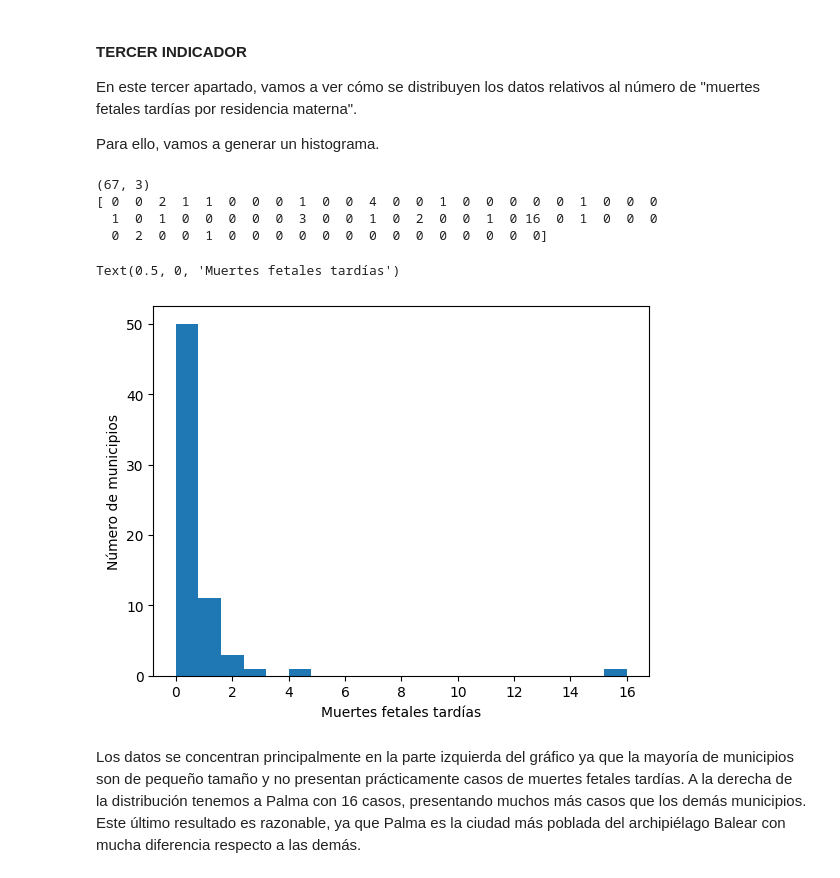
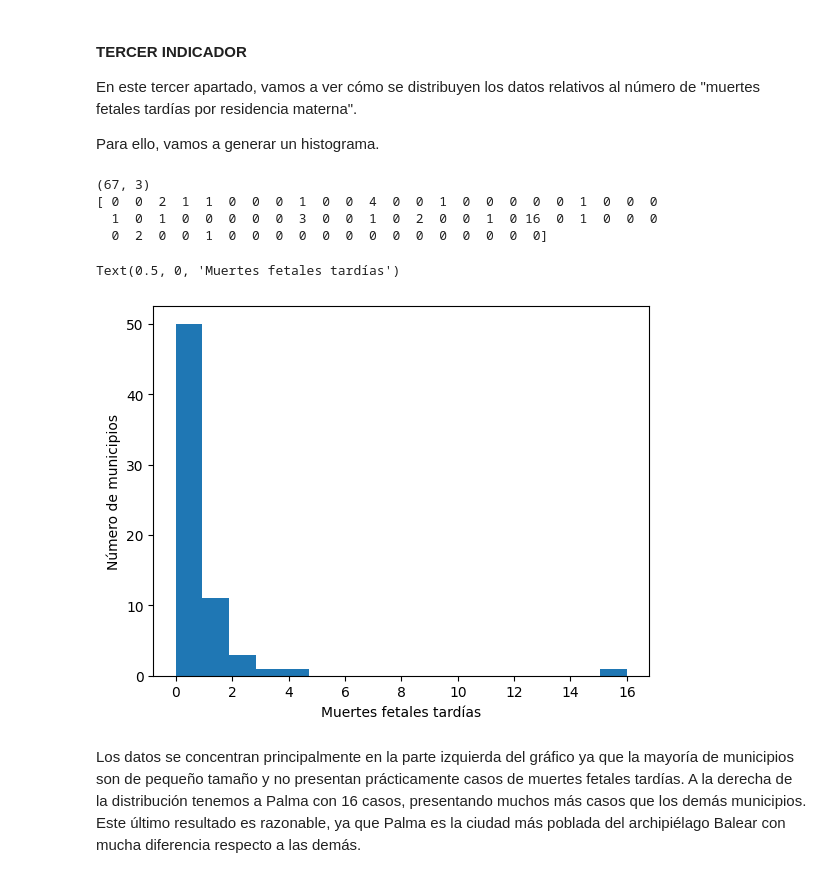
Before and after one commit to anaranjo1/PracticaNumpy, a Jupyter notebook: NotebookA.ipynb, the cells around one changed output. Drawn from its saved outputs; the diff is of its cells as text; code cells hidden in the pictures.

```diff
--- a/NotebookA.ipynb
+++ b/NotebookA.ipynb
@@ -137,33 +137,33 @@ Para ello, vamos a generar un histograma.
 # %%
 #importamos la librería matplotlib para poder realizar gráficos
 import matplotlib.pyplot as plt
 
 #filtraremos la segunda columna con el string "muertes fetales tardías por residencia materna"
 filtro3 = np.asarray(['muertes fetales tardías por residencia materna'])
 #la función "np.in1d" permite comprobar si un elemento de un array está presente en otro.
 arrayfiltrado3 = datos[np.in1d(datos[:, 1], filtro3)]
 
 print(arrayfiltrado3.shape) #comprobamos la estructura o forma
 arrayfiltrado3 = np.core.defchararray.replace(arrayfiltrado3, '.', '') #cambiamos los posibles separadores de millares (".") por un carácter vacío.
 
 #Debemos eliminar las dos primeras columnas y pasar el array de numpy a tipo "int".
 datosCrecimiento = np.delete(arrayfiltrado3, [0,1], 1) #eliminamos las 2 primeras columnas ya que no serán necesarias
 indicador3 = np.asarray(datosCrecimiento, dtype = int)
 #pasamos el array de 2D a 1D.
 indicador3 = indicador3.ravel()
 print(indicador3)
 
-plt.hist(indicador3.flat, bins=20)
+plt.hist(indicador3.flat, bins=17)
 #añadimos etiquetas
 plt.ylabel('Número de municipios')
 plt.xlabel('Muertes fetales tardías')
 # %% [output]
 (67, 3)
 [ 0  0  2  1  1  0  0  0  1  0  0  4  0  0  1  0  0  0  0  0  1  0  0  0
   1  0  1  0  0  0  0  0  3  0  0  1  0  2  0  0  1  0 16  0  1  0  0  0
   0  2  0  0  1  0  0  0  0  0  0  0  0  0  0  0  0  0  0]
 Text(0.5, 0, 'Muertes fetales tardías')
-[figure, old version]
+[figure, new version]
 # %% [markdown]
 Los datos se concentran principalmente en la parte izquierda del gráfico ya que la mayoría de municipios son de pequeño tamaño y no presentan prácticamente casos de muertes fetales tardías. A la derecha de la distribución tenemos a Palma con 16 casos, presentando muchos más casos que los demás municipios. Este último resultado es razonable, ya que Palma es la ciudad más poblada del archipiélago Balear con mucha diferencia respecto a las demás.
 # %% [markdown]
```
